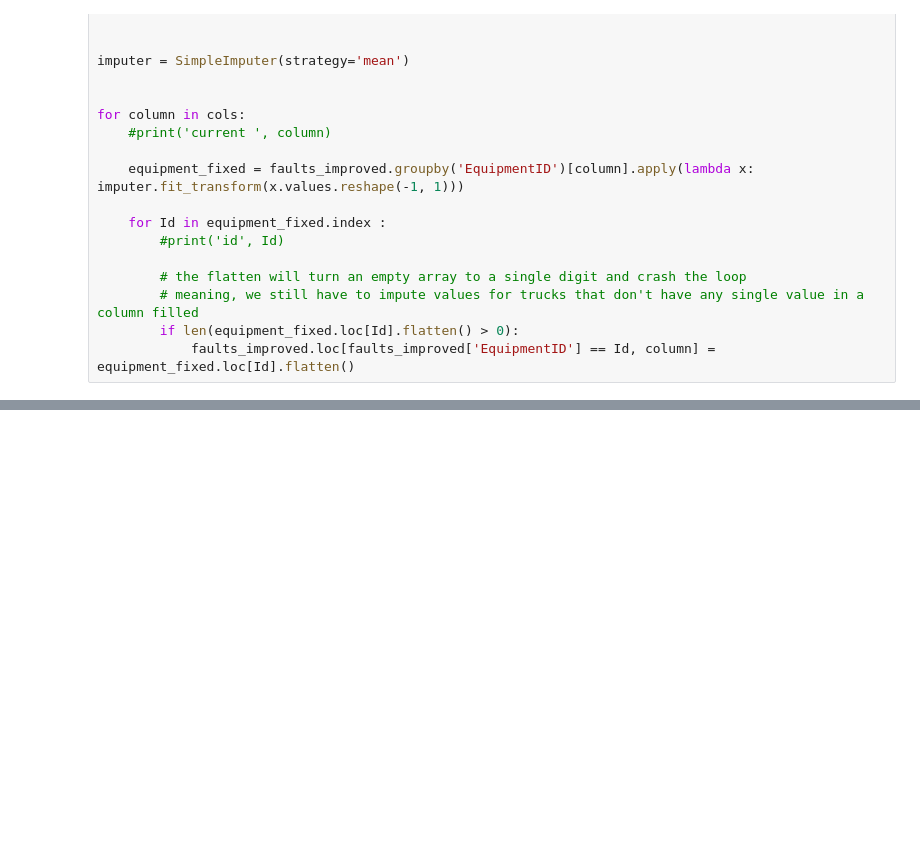
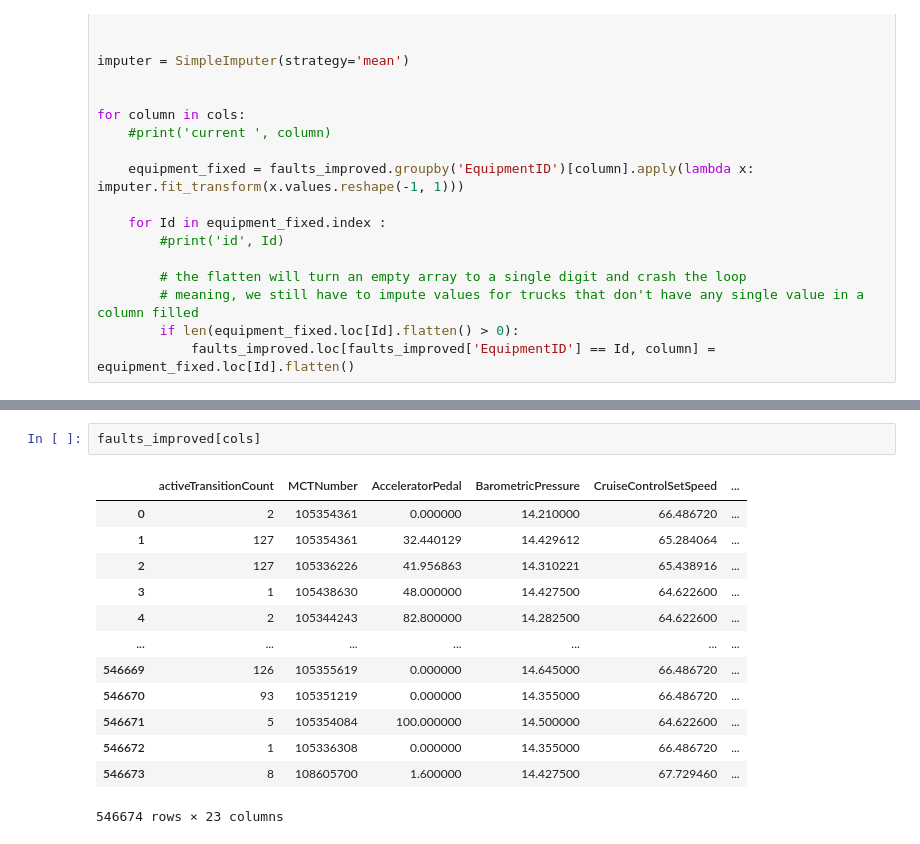
Before and after one commit to tomoumer/big_g_express-elden_ring, a Jupyter notebook: notebooks/data_exploration.ipynb, the cells around one changed output, grey strips where cells are left out. Saved outputs shown, nothing was run; the diff lists cells and outputs as text; blank space fills up the shorter version.

```diff
--- a/notebooks/data_exploration.ipynb
+++ b/notebooks/data_exploration.ipynb
@@ -588,0 +513,16 @@ Index(['RecordID', 'ESS_Id', 'EventTimeStamp', 'eventDescription',
+# %%
+faults_improved[cols]
+# %% [output]
+|  | activeTransitionCount | MCTNumber | AcceleratorPedal | BarometricPressure | CruiseControlSetSpeed | ... |
+| 0 | 2 | 105354361 | 0.000000 | 14.210000 | 66.486720 | ... |
+| 1 | 127 | 105354361 | 32.440129 | 14.429612 | 65.284064 | ... |
+| 2 | 127 | 105336226 | 41.956863 | 14.310221 | 65.438916 | ... |
+| 3 | 1 | 105438630 | 48.000000 | 14.427500 | 64.622600 | ... |
+| 4 | 2 | 105344243 | 82.800000 | 14.282500 | 64.622600 | ... |
+| ... | ... | ... | ... | ... | ... | ... |
+| 546669 | 126 | 105355619 | 0.000000 | 14.645000 | 66.486720 | ... |
+| 546670 | 93 | 105351219 | 0.000000 | 14.355000 | 66.486720 | ... |
+| 546671 | 5 | 105354084 | 100.000000 | 14.500000 | 64.622600 | ... |
+| 546672 | 1 | 105336308 | 0.000000 | 14.355000 | 66.486720 | ... |
+| 546673 | 8 | 108605700 | 1.600000 | 14.427500 | 67.729460 | ... |
+546674 rows × 23 columns
```
Also changed, not shown: parts of 40 cells of this notebook.
